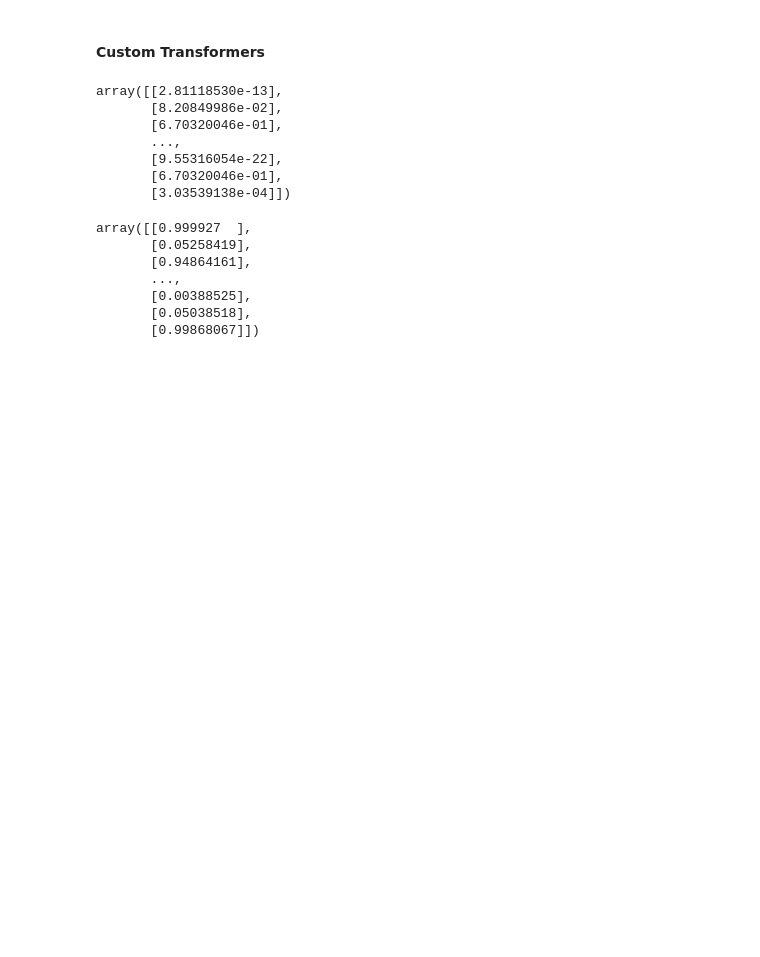
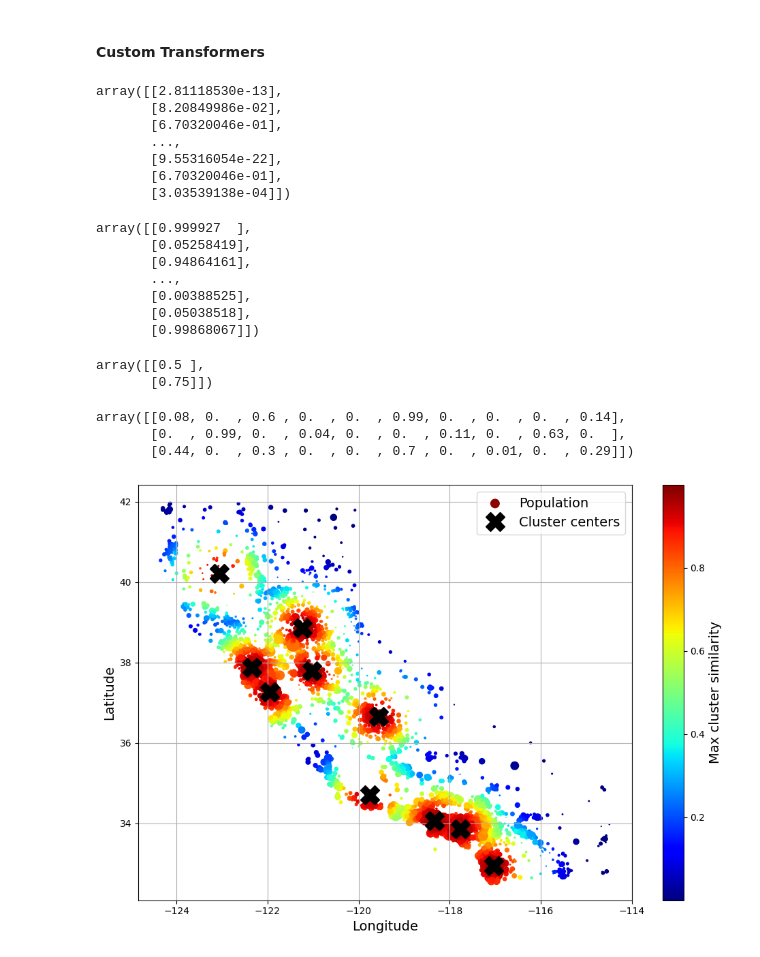
Before and after one commit to Done-Yang/CSS_Layout_learning, a Jupyter notebook: starterproject.ipynb, the cells around one changed output. Cells and saved outputs as stored; diff of their text form; code cells hidden in the pictures; blank space fills up the shorter version.

Commit message:
custom transformer

```diff
--- a/starterproject.ipynb
+++ b/starterproject.ipynb
@@ -932,3 +932,11 @@ array([[0.999927  ],
        [0.00388525],
        [0.05038518],
        [0.99868067]])
+# %%
+## The customer feature to combine features
+
+ration_transformer = FunctionTransformer(lambda X: X[:, [0]] / X[:, [1]])
+ration_transformer.transform(np.array([[1., 2.], [3., 4.]]))
+# %% [output]
+array([[0.5 ],
+       [0.75]])
@@ -934,0 +991,35 @@ array([[0.999927  ],
+# %%
+## To crates a ClasterSimilarity transformer
+
+cluster_simil = ClusterSimilarity(n_clusters=10, gamma=1.0, random_state=42)
+similarities = cluster_simil.fit_transform(housing[["latitude", "longitude"]],
+                                           sample_weight=housing_labels)
+# %%
+similarities[:3].round(2)
+# %% [output]
+array([[0.08, 0.  , 0.6 , 0.  , 0.  , 0.99, 0.  , 0.  , 0.  , 0.14],
+       [0.  , 0.99, 0.  , 0.04, 0.  , 0.  , 0.11, 0.  , 0.63, 0.  ],
+       [0.44, 0.  , 0.3 , 0.  , 0.  , 0.7 , 0.  , 0.01, 0.  , 0.29]])
+# %%
+## To show the 10 cluster cneters found by k-means
+
+housing_renamed = housing.rename(columns={
+    "latitude": "Latitude", "longitude": "Longitude",
+    "population": "Population",
+    "median_house_value": "Median house value (ᴜsᴅ)"})
+housing_renamed["Max cluster similarity"] = similarities.max(axis=1)
+
+housing_renamed.plot(kind="scatter", x="Longitude", y="Latitude", grid=True,
+                     s=housing_renamed["Population"] / 100, label="Population",
+                     c="Max cluster similarity",
+                     cmap="jet", colorbar=True,
+                     legend=True, sharex=False, figsize=(10, 7))
+plt.plot(cluster_simil.kmeans_.cluster_centers_[:, 1],
+         cluster_simil.kmeans_.cluster_centers_[:, 0],
+         linestyle="", color="black", marker="X", markersize=20,
+         label="Cluster centers")
+plt.legend(loc="upper right")
+save_fig("district_cluster_plot")
+plt.show()
+# %% [output]
+[figure, added]
```
Also changed, not shown: parts of 3 cells of this notebook.
